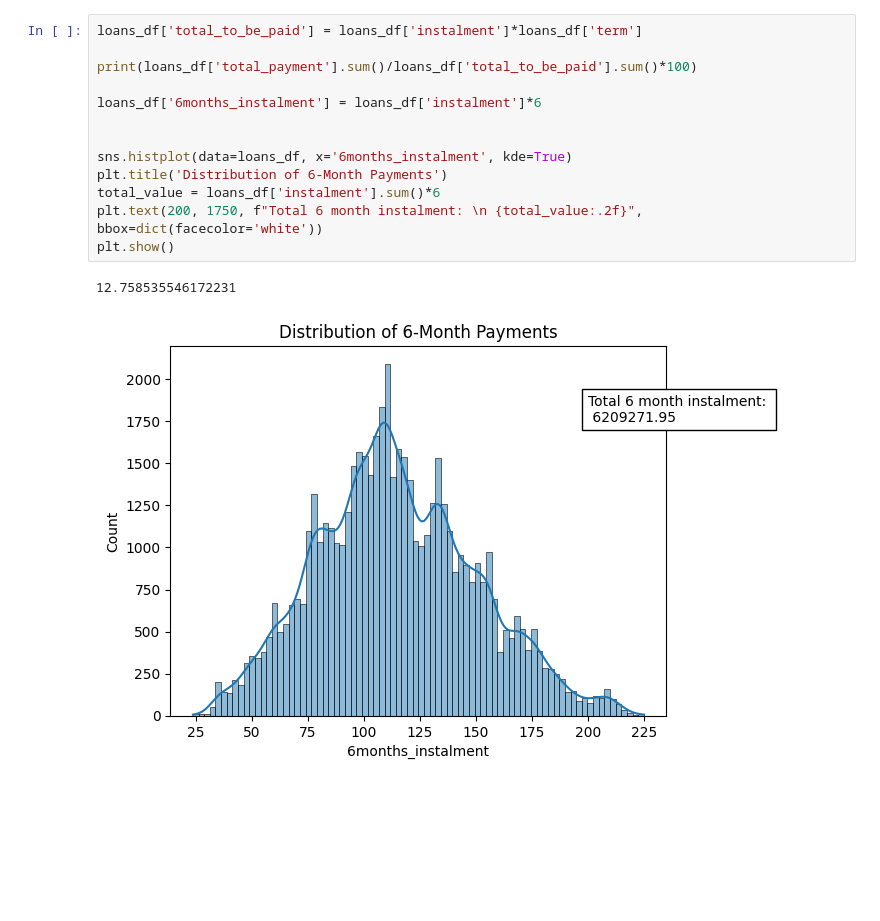
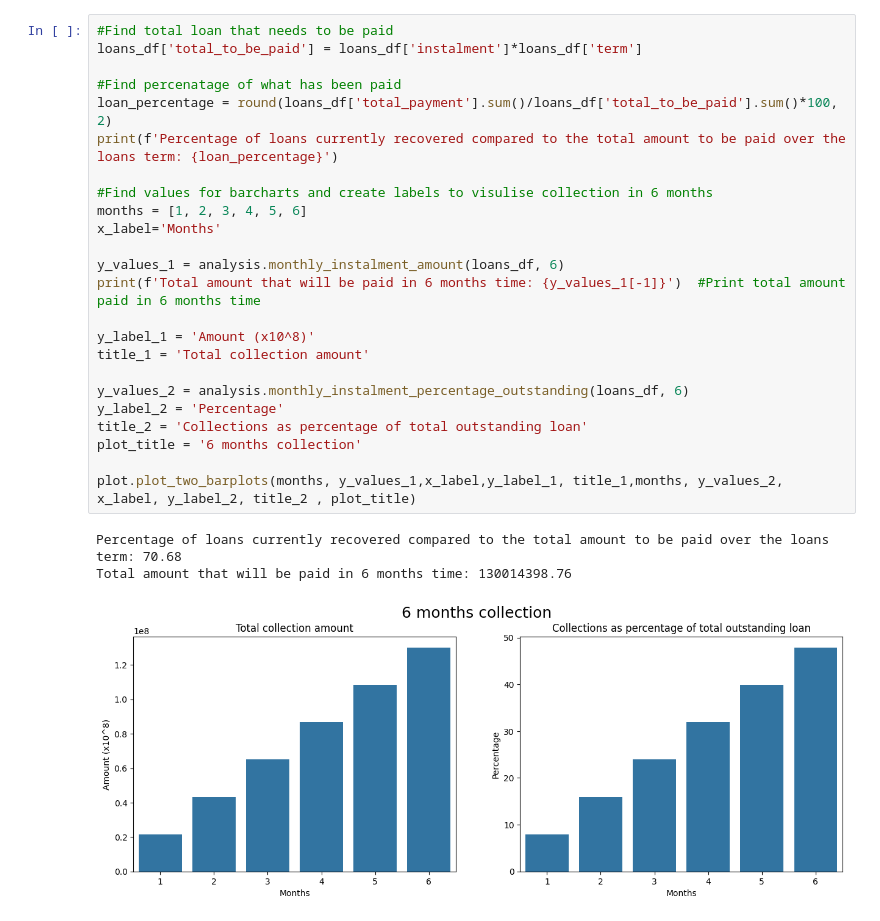
Before and after one commit to hosna22/EDA-Customer-Loans, a Jupyter notebook: analysis.ipynb, the cells around one changed output. Drawn from its saved outputs; the diff is of its cells as text; blank space fills up the shorter version.

```diff
--- a/analysis.ipynb
+++ b/analysis.ipynb
@@ -33,16 +32,28 @@ total_payment - payments received
-# %%
-loans_df['total_to_be_paid'] = loans_df['instalment']*loans_df['term']
-
-print(loans_df['total_payment'].sum()/loans_df['total_to_be_paid'].sum()*100)
-
-loans_df['6months_instalment'] = loans_df['instalment']*6
-
-
-sns.histplot(data=loans_df, x='6months_instalment', kde=True)
-plt.title('Distribution of 6-Month Payments')
-total_value = loans_df['instalment'].sum()*6
-plt.text(200, 1750, f"Total 6 month instalment: \n {total_value:.2f}", bbox=dict(facecolor='white'))
-plt.show()
-# %% [output]
-12.758535546172231
-[figure, removed]
+# %%
+#Find total loan that needs to be paid
+loans_df['total_to_be_paid'] = loans_df['instalment']*loans_df['term']
+
+#Find percenatage of what has been paid
+loan_percentage = round(loans_df['total_payment'].sum()/loans_df['total_to_be_paid'].sum()*100, 2)
+print(f'Percentage of loans currently recovered compared to the total amount to be paid over the loans term: {loan_percentage}')
+
+#Find values for barcharts and create labels to visulise collection in 6 months
+months = [1, 2, 3, 4, 5, 6]
+x_label='Months'
+
+y_values_1 = analysis.monthly_instalment_amount(loans_df, 6)
+print(f'Total amount that will be paid in 6 months time: {y_values_1[-1]}')  #Print total amount paid in 6 months time
+
+y_label_1 = 'Amount (x10^8)'
+title_1 = 'Total collection amount'
+
+y_values_2 = analysis.monthly_instalment_percentage_outstanding(loans_df, 6)
+y_label_2 = 'Percentage'
+title_2 = 'Collections as percentage of total outstanding loan'
+plot_title = '6 months collection'
+
+plot.plot_two_barplots(months, y_values_1,x_label,y_label_1, title_1,months, y_values_2, x_label, y_label_2, title_2 , plot_title)
+# %% [output]
+Percentage of loans currently recovered compared to the total amount to be paid over the loans term: 70.68
+Total amount that will be paid in 6 months time: 130014398.76
+[figure, added]
```
Also changed, not shown: parts of 9 cells of this notebook, 2 other files.
